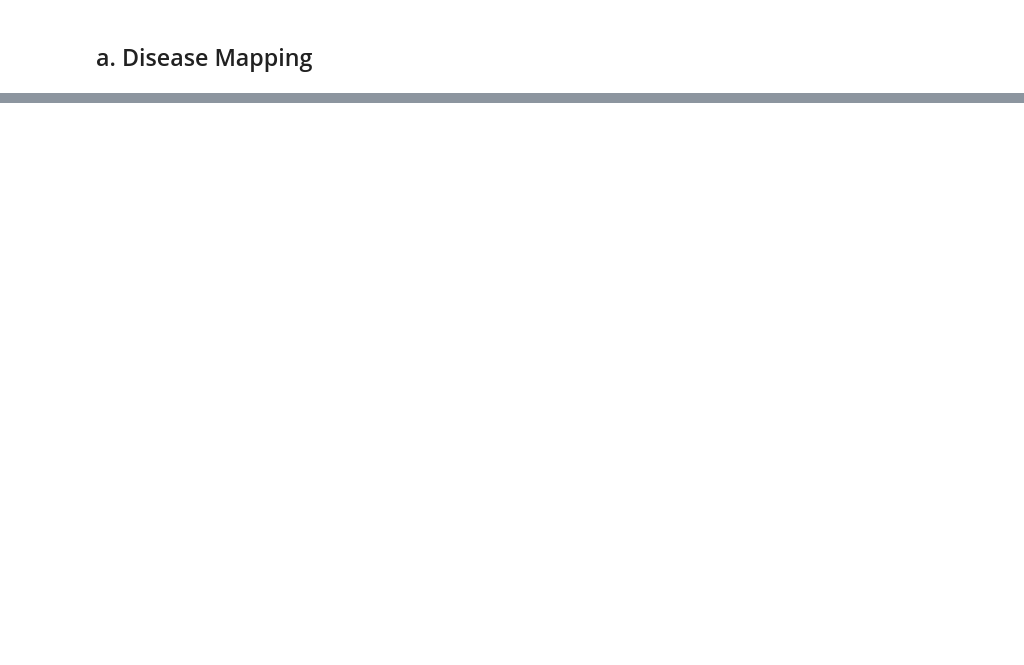
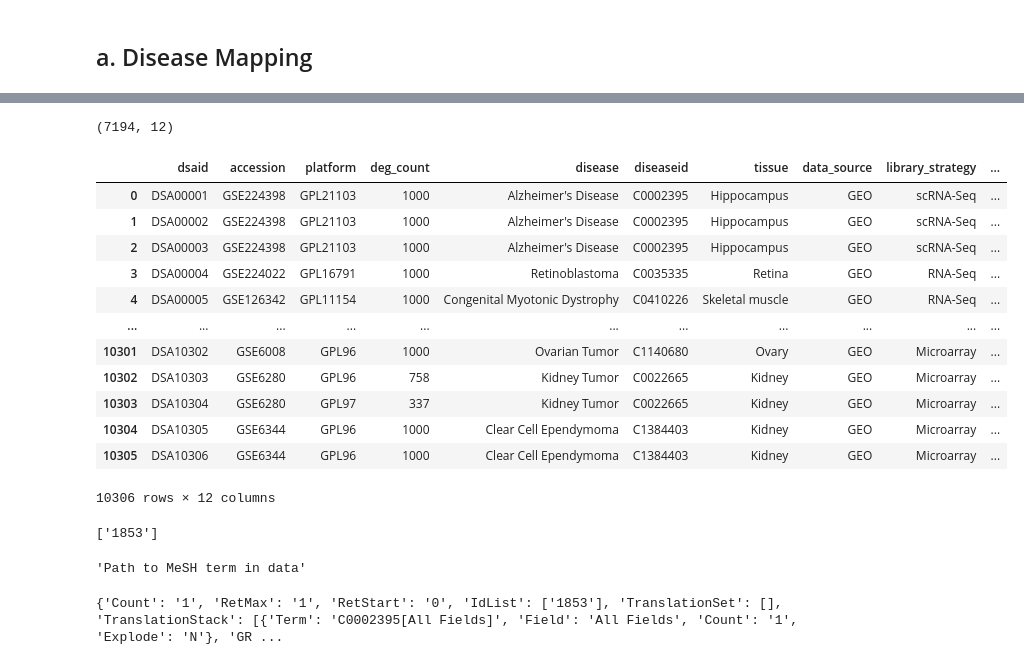
Before and after one commit to 00dylan00/Disease-Signatures, a Jupyter notebook: documentation/DiSignAtlas.ipynb, the cells around one changed output, grey strips where cells are left out. Cells and saved outputs as stored; diff of their text form; code cells hidden in the pictures; blank space fills up the shorter version.

```diff
--- a/documentation/DiSignAtlas.ipynb
+++ b/documentation/DiSignAtlas.ipynb
@@ -189,0 +293,69 @@ You can now load the package via spacy.load('en_core_web_md')
+# %%
+df_dataset_info[df_dataset_info["organism"] == "Homo sapiens"].shape
+# df_dataset_info.shape
+# %% [output]
+(7194, 12)
+# %%
+df_dataset_info
+# %% [output]
+|  | dsaid | accession | platform | deg_count | disease | diseaseid | tissue | data_source | library_strategy | ... |
+| 0 | DSA00001 | GSE224398 | GPL21103 | 1000 | Alzheimer's Disease | C0002395 | Hippocampus | GEO | scRNA-Seq | ... |
+| 1 | DSA00002 | GSE224398 | GPL21103 | 1000 | Alzheimer's Disease | C0002395 | Hippocampus | GEO | scRNA-Seq | ... |
+| 2 | DSA00003 | GSE224398 | GPL21103 | 1000 | Alzheimer's Disease | C0002395 | Hippocampus | GEO | scRNA-Seq | ... |
+| 3 | DSA00004 | GSE224022 | GPL16791 | 1000 | Retinoblastoma | C0035335 | Retina | GEO | RNA-Seq | ... |
+| 4 | DSA00005 | GSE126342 | GPL11154 | 1000 | Congenital Myotonic Dystrophy | C0410226 | Skeletal muscle | GEO | RNA-Seq | ... |
+| ... | ... | ... | ... | ... | ... | ... | ... | ... | ... | ... |
+| 10301 | DSA10302 | GSE6008 | GPL96 | 1000 | Ovarian Tumor | C1140680 | Ovary | GEO | Microarray | ... |
+| 10302 | DSA10303 | GSE6280 | GPL96 | 758 | Kidney Tumor | C0022665 | Kidney | GEO | Microarray | ... |
+| 10303 | DSA10304 | GSE6280 | GPL97 | 337 | Kidney Tumor | C0022665 | Kidney | GEO | Microarray | ... |
+| 10304 | DSA10305 | GSE6344 | GPL96 | 1000 | Clear Cell Ependymoma | C1384403 | Kidney | GEO | Microarray | ... |
+| 10305 | DSA10306 | GSE6344 | GPL96 | 1000 | Clear Cell Ependymoma | C1384403 | Kidney | GEO | Microarray | ... |
+10306 rows × 12 columns
+# %%
+from Bio import Entrez
+
+
+def translate_medgen_to_mesh(concept_id):
+    Entrez.email = "example@example.com"  # Replace with your email address
+    database = "medgen"
+    term = concept_id
+
+    # Search for the concept ID in the MedGen database
+    search_handle = Entrez.esearch(db=database, term=term)
+    search_results = Entrez.read(search_handle)
+    search_handle.close()
+
+    # Fetch the detailed record for the first UID in the search results
+    uid = search_results["IdList"][0]
+    fetch_handle = Entrez.efetch(db=database, id=uid, retmode="xml")
+    data = Entrez.read(fetch_handle)
+    fetch_handle.close()
+
+    print(data)
+
+    # Extract the MeSH term from the data
+    # The path to the MeSH term in the data structure needs to be determined
+    mesh_term = "Path to MeSH term in data"  # Placeholder, needs actual path
+
+    return mesh_term
+
+
+# Example usage
+concept_id = "C0002395"
+mesh_term = translate_medgen_to_mesh(concept_id)
+mesh_term
+# %% [output]
+['1853']
+'Path to MeSH term in data'
+# %%
+search_handle = Entrez.esearch(db="medgen", term="C0002395")
+search_results = Entrez.read(search_handle)
+
+print(search_results)
+
+# Fetch the detailed record for the UID
+fetch_handle = Entrez.efetch(db=database, id=uid, retmode="xml")
+data = Entrez.read(fetch_handle)
+fetch_handle.close()
+# %% [output]
+{'Count': '1', 'RetMax': '1', 'RetStart': '0', 'IdList': ['1853'], 'TranslationSet': [], 'TranslationStack': [{'Term': 'C0002395[All Fields]', 'Field': 'All Fields', 'Count': '1', 'Explode': 'N'}, 'GR ...
```
Also changed, not shown: parts of 9 cells of this notebook, 2 other files.
